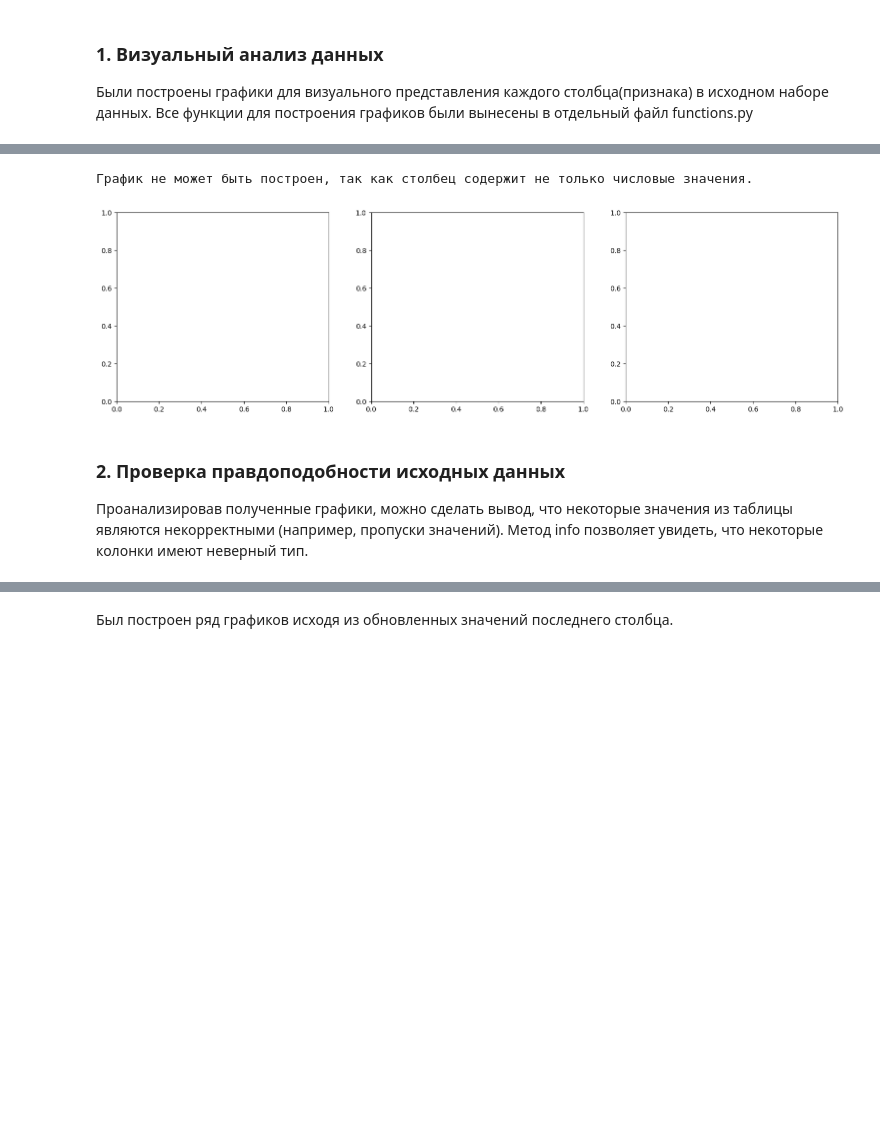
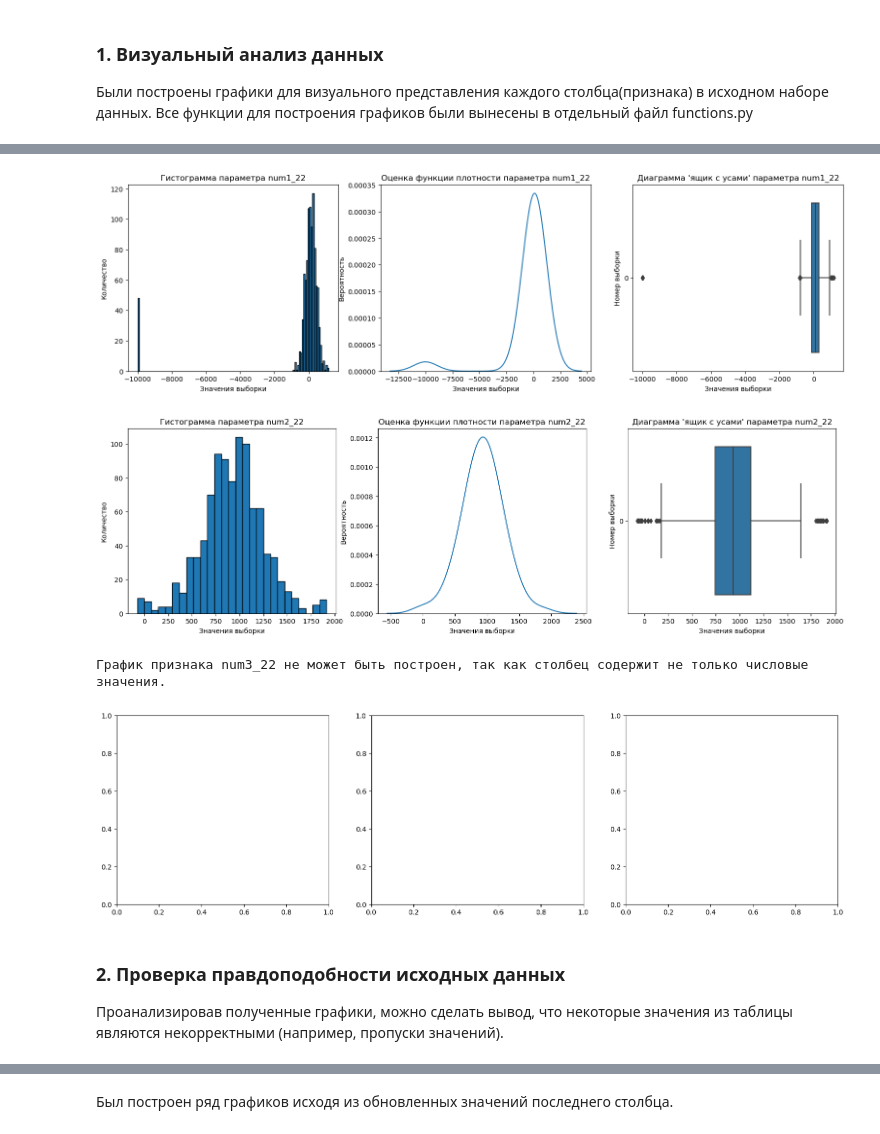
Before and after one commit to Nitrolacs/data_analysis_1_lab, a Jupyter notebook: notebooks/lab_1.ipynb, the cells around one changed output, grey strips where cells are left out. Drawn from its saved outputs; the diff is of its cells as text; code cells hidden in the pictures; blank space fills up the shorter version.

```diff
--- a/notebooks/lab_1.ipynb
+++ b/notebooks/lab_1.ipynb
@@ -71,11 +69,14 @@ build_histogram_density_diagram(dataframe, NUM2, "2")
 # %%
-try:
-    build_histogram_density_diagram(dataframe, NUM3, "3")
-except TypeError:
-    print("График не может быть построен, так как столбец содержит не только числовые значения.")
+for column in quantitative_variables:
+    try:
+        build_histogram_density_diagram(dataframe[column],column)
+    except TypeError:
+        print(f"График признака {column} не может быть построен, так как столбец содержит не только числовые значения.")
 # %% [output]
+[figure, new version]
+[figure, added]
-График не может быть построен, так как столбец содержит не только числовые значения.
+График признака num3_22 не может быть построен, так как столбец содержит не только числовые значения.
-[figure, old version]
+[figure, added]
 # %% [markdown]
 ### 2. Проверка правдоподобности исходных данных
-Проанализировав полученные графики, можно сделать вывод, что некоторые значения из таблицы являются некорректными (например, пропуски значений). Метод info позволяет увидеть, что некоторые колонки имеют неверный тип.
+Проанализировав полученные графики, можно сделать вывод, что некоторые значения из таблицы являются некорректными (например, пропуски значений).
```
Also changed, not shown: parts of 43 cells of this notebook, 2 other files.
